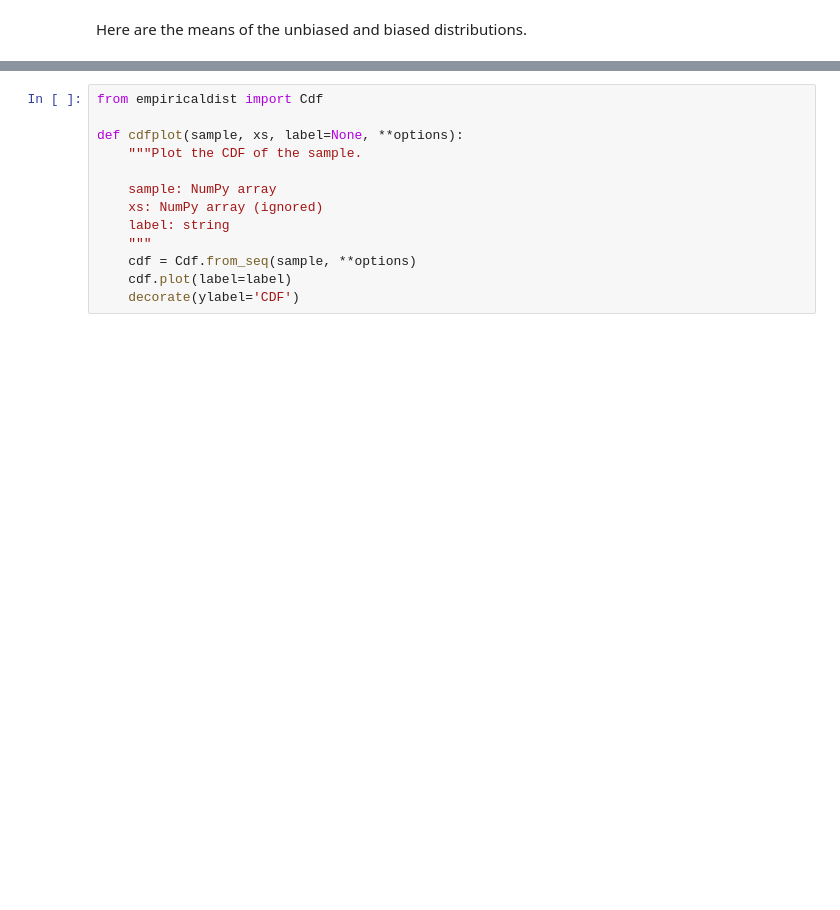
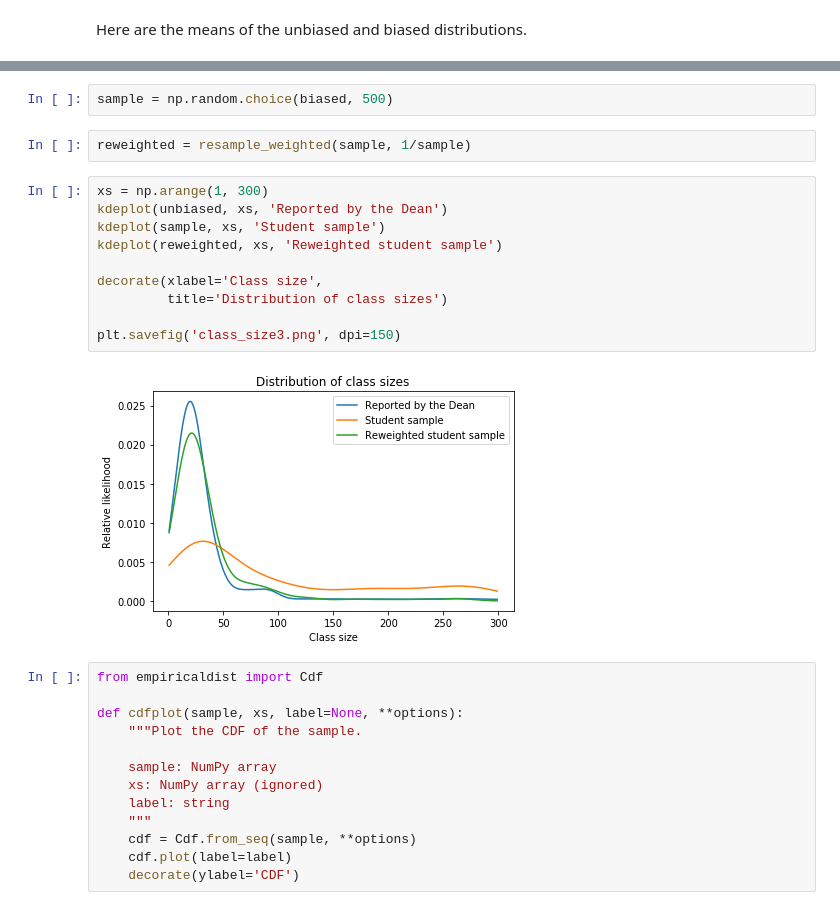
Before and after one commit to AllenDowney/InspectionParadox, a Jupyter notebook: inspection.ipynb, the cells around one changed output, grey strips where cells are left out. Cells and saved outputs as stored; diff of their text form; blank space fills up the shorter version.

```diff
--- a/inspection.ipynb
+++ b/inspection.ipynb
@@ -194,3 +194,19 @@ np.mean(biased)
+# %%
+sample = np.random.choice(biased, 500)
+# %%
+reweighted = resample_weighted(sample, 1/sample)
+# %%
+xs = np.arange(1, 300)
+kdeplot(unbiased, xs, 'Reported by the Dean')
+kdeplot(sample, xs, 'Student sample')
+kdeplot(reweighted, xs, 'Reweighted student sample')
+
+decorate(xlabel='Class size',
+         title='Distribution of class sizes')
+
+plt.savefig('class_size3.png', dpi=150)
+# %% [output]
+[figure, added]
 # %%
 from empiricaldist import Cdf
 
```
Also changed, not shown: parts of 29 cells of this notebook.
